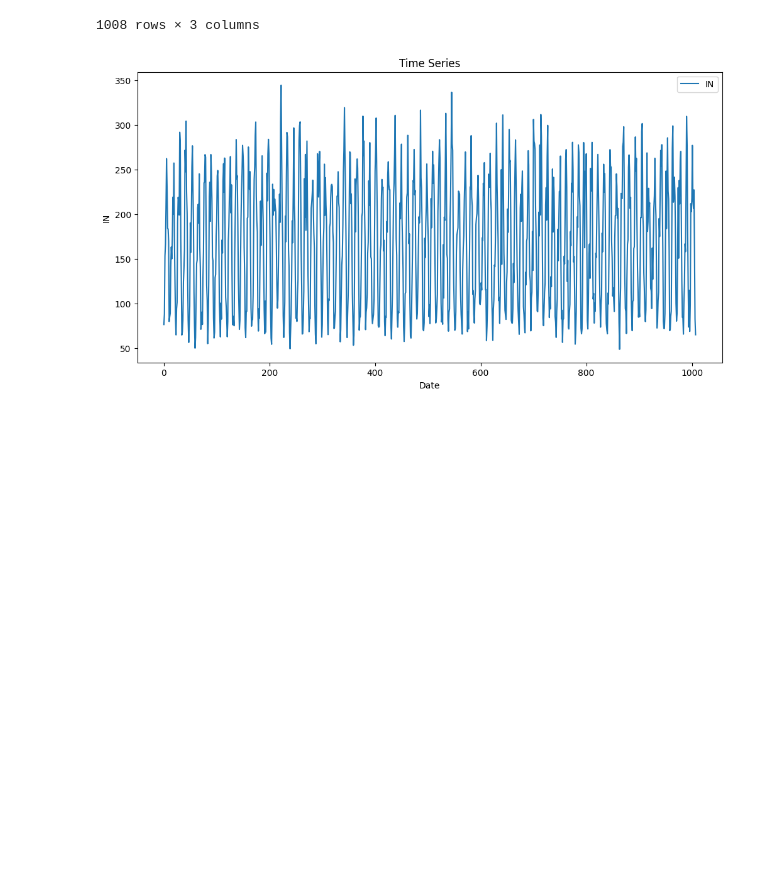
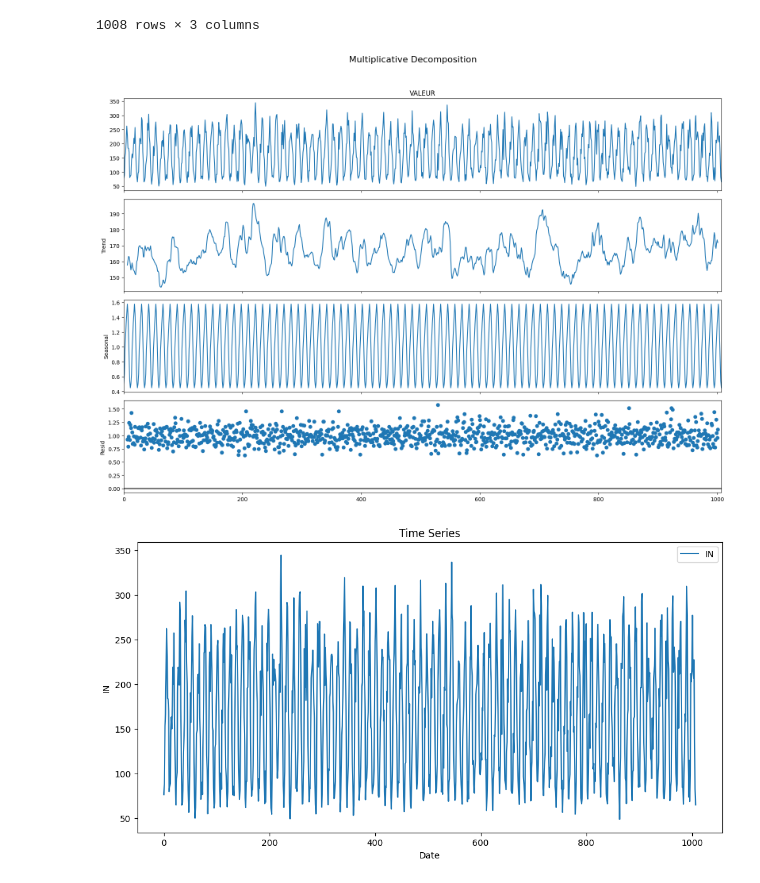
Before and after one commit to 22Nathan/projet-dl-meteo, a Jupyter notebook: meto.ipynb, the cells around one changed output. Cells and saved outputs as stored; diff of their text form; code cells hidden in the pictures; blank space fills up the shorter version.

```diff
--- a/meto.ipynb
+++ b/meto.ipynb
@@ -98,6 +99,15 @@ in_mean_df
 | 1006 | 2014-11-01 | 82.474074 | 1.0 |
 | 1007 | 2014-12-01 | 65.051852 | 1.0 |
 1008 rows × 3 columns
+# %%
+multiplicative_decomposition_in = seasonal_decompose(in_mean_df['VALEUR'], model='multiplicative', period=12)
+# %%
+plt.rcParams.update({'figure.figsize': (16,12)})
+multiplicative_decomposition_in.plot().suptitle('Multiplicative Decomposition', fontsize=16)
+plt.tight_layout(rect=[0, 0.03, 1, 0.95])
+plt.show()
+# %% [output]
+[figure, added]
 # %%
 plt.figure(figsize=(12, 6))
 plt.plot(in_mean_df['VALEUR'], label='IN')
```
Also changed, not shown: parts of 39 cells of this notebook.
